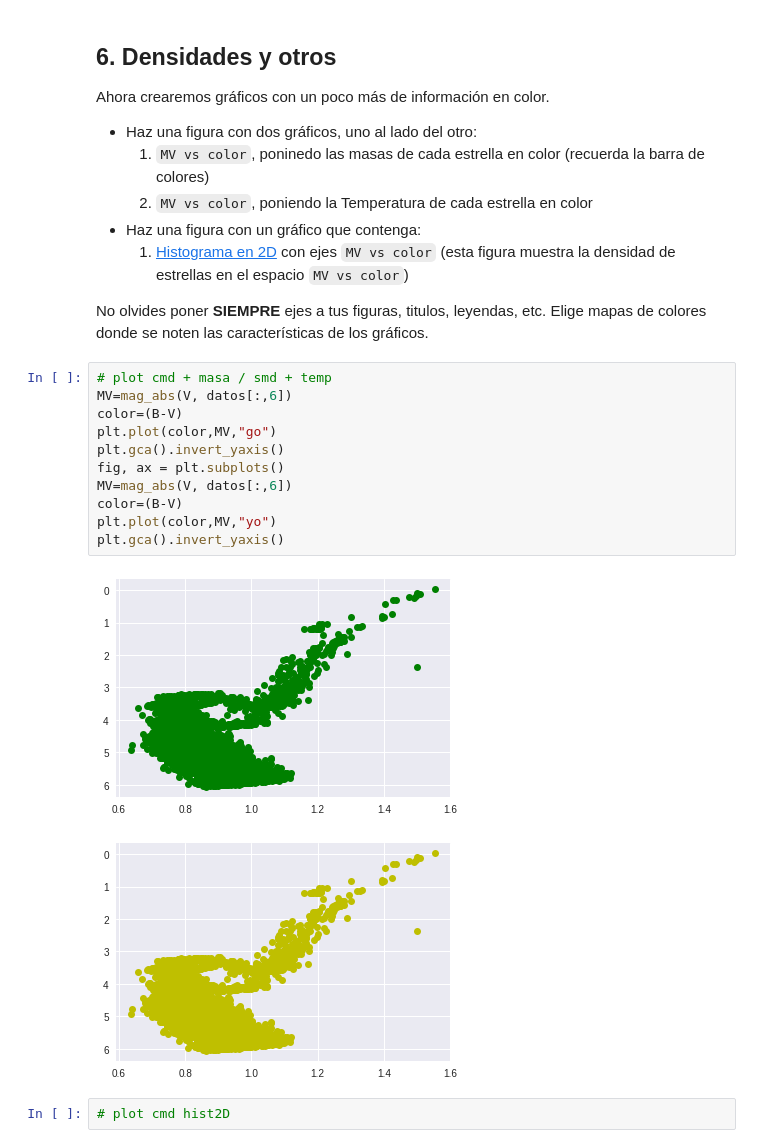
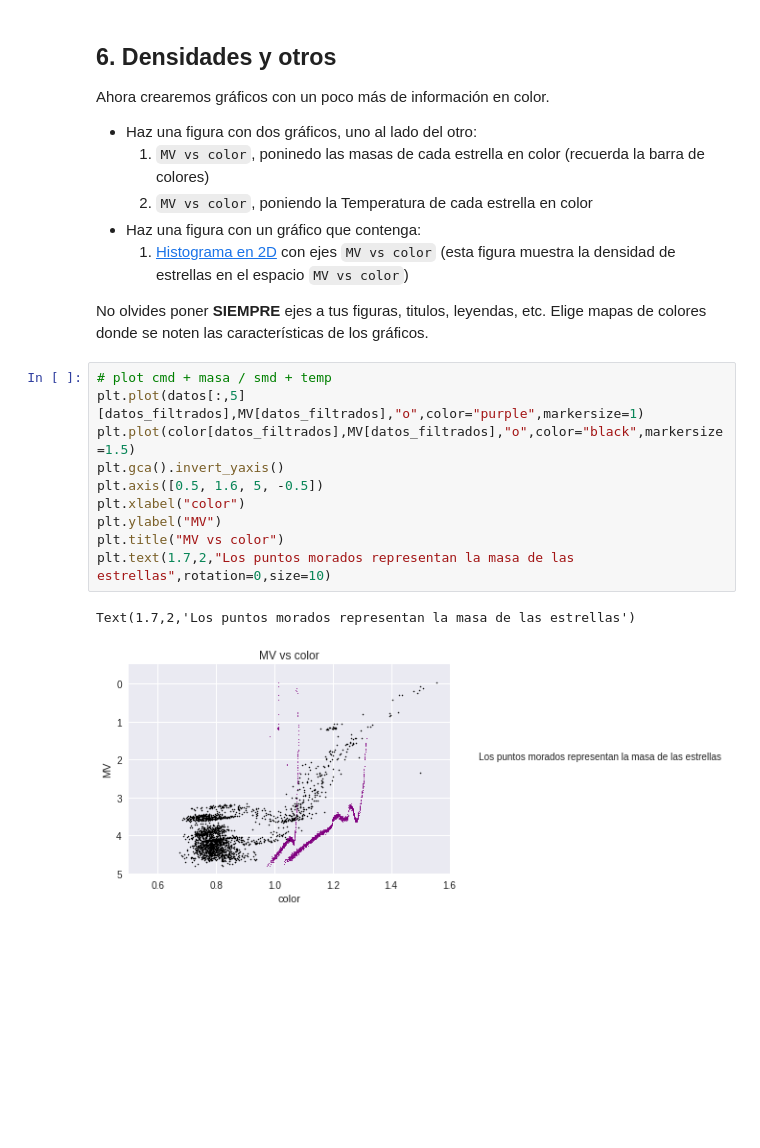
Before and after one commit to felipe34asaav/minitarea2, a Jupyter notebook: minitarea2.ipynb, the cells around one changed output. Saved outputs shown, nothing was run; the diff lists cells and outputs as text; blank space fills up the shorter version.

```diff
--- a/minitarea2.ipynb
+++ b/minitarea2.ipynb
@@ -184,19 +158,16 @@ Ahora crearemos gráficos con un poco más de información en color.
     1. [Histograma en 2D](https://matplotlib.org/api/_as_gen/matplotlib.pyplot.hist2d.html) con ejes `MV vs color` (esta figura muestra la densidad de estrellas en el espacio `MV vs color`)
 
 No olvides poner **SIEMPRE** ejes a tus figuras, titulos, leyendas, etc. Elige mapas de colores donde se noten las características de los gráficos.
-# %%
-# plot cmd + masa / smd + temp
-MV=mag_abs(V, datos[:,6])
-color=(B-V)
-plt.plot(color,MV,"go")
-plt.gca().invert_yaxis()
-fig, ax = plt.subplots()
-MV=mag_abs(V, datos[:,6])
-color=(B-V)
-plt.plot(color,MV,"yo")
-plt.gca().invert_yaxis()
-# %% [output]
-[figure, removed]
-[figure, removed]
-# %%
-# plot cmd hist2D
+# %%
+# plot cmd + masa / smd + temp
+plt.plot(datos[:,5][datos_filtrados],MV[datos_filtrados],"o",color="purple",markersize=1)
+plt.plot(color[datos_filtrados],MV[datos_filtrados],"o",color="black",markersize=1.5)
+plt.gca().invert_yaxis()
+plt.axis([0.5, 1.6, 5, -0.5])
+plt.xlabel("color")
+plt.ylabel("MV")
+plt.title("MV vs color")
+plt.text(1.7,2,"Los puntos morados representan la masa de las estrellas",rotation=0,size=10)
+# %% [output]
+Text(1.7,2,'Los puntos morados representan la masa de las estrellas')
+[figure, added]
```
Also changed, not shown: parts of 5 cells of this notebook.
